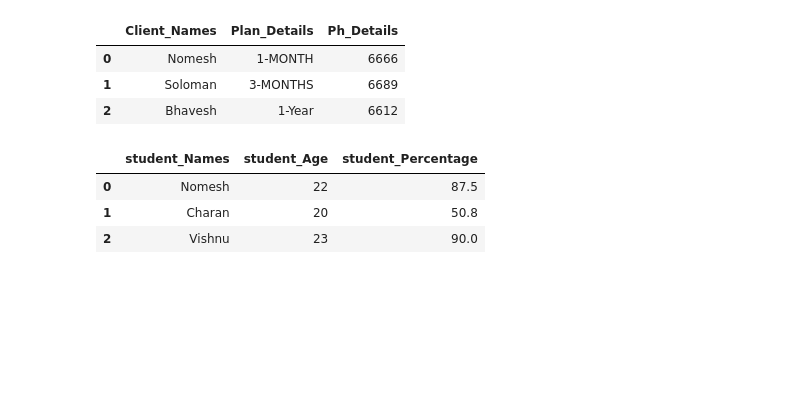
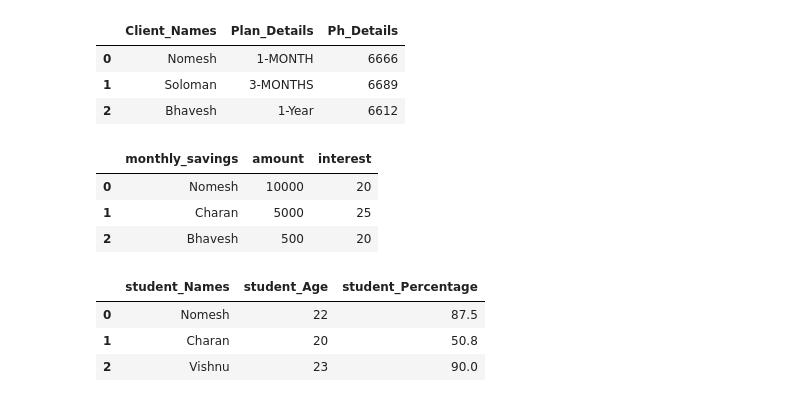
Before and after one commit to nomeshmudhiraj8-oss/chatbot, a Jupyter notebook: pandas.ipynb, the cells around one changed output. Saved outputs shown, nothing was run; the diff lists cells and outputs as text; code cells hidden in the pictures; blank space fills up the shorter version.

```diff
--- a/pandas.ipynb
+++ b/pandas.ipynb
@@ -15,6 +15,20 @@ df
 | 0 | Nomesh | 1-MONTH | 6666 |
 | 1 | Soloman | 3-MONTHS | 6689 |
 | 2 | Bhavesh | 1-Year | 6612 |
+# %%
+import pandas as pd
+savings = {
+    "monthly_savings":["Nomesh","Charan","Bhavesh"],
+    "amount" :[10000,5000,500],
+    "interest" :[20,25,20]
+}
+df=pd.DataFrame(savings)
+df
+# %% [output]
+|  | monthly_savings | amount | interest |
+| 0 | Nomesh | 10000 | 20 |
+| 1 | Charan | 5000 | 25 |
+| 2 | Bhavesh | 500 | 20 |
 # %%
 # im going to print Student Details:
 import pandas as pd
```
